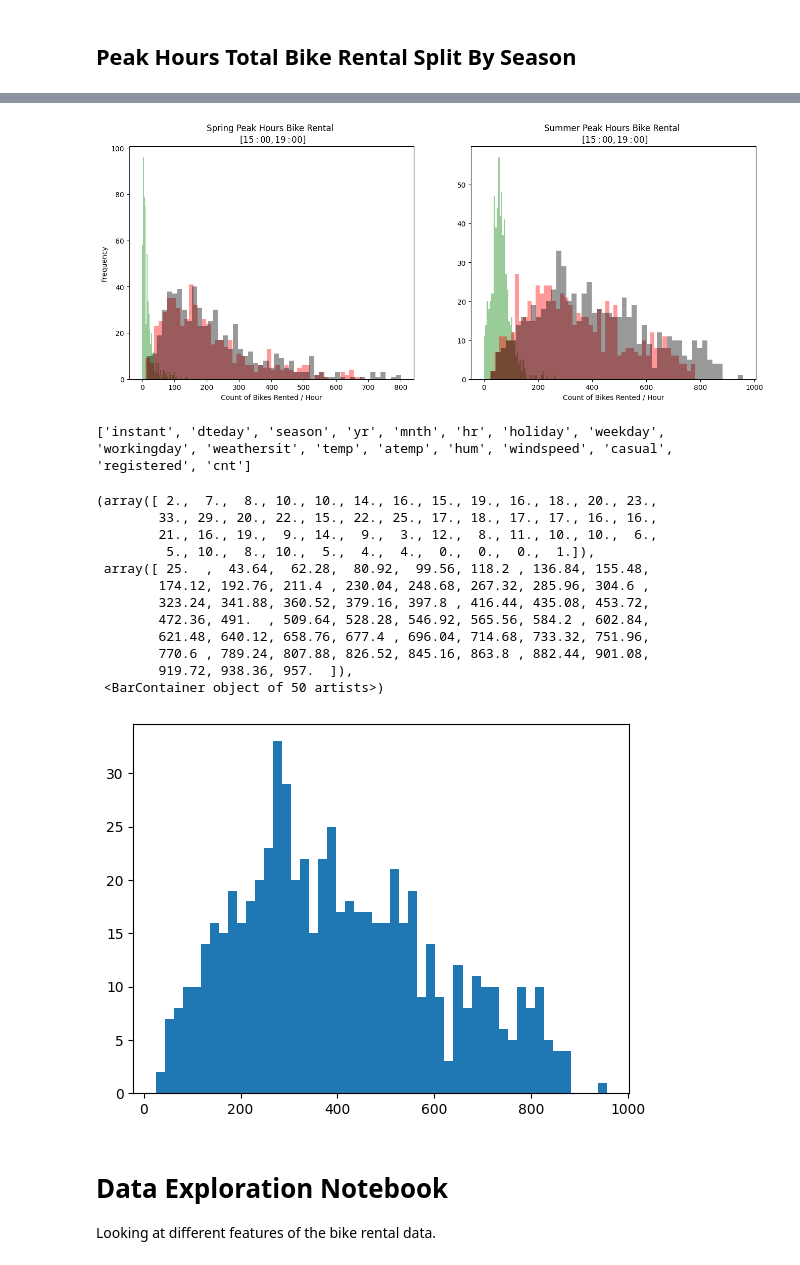
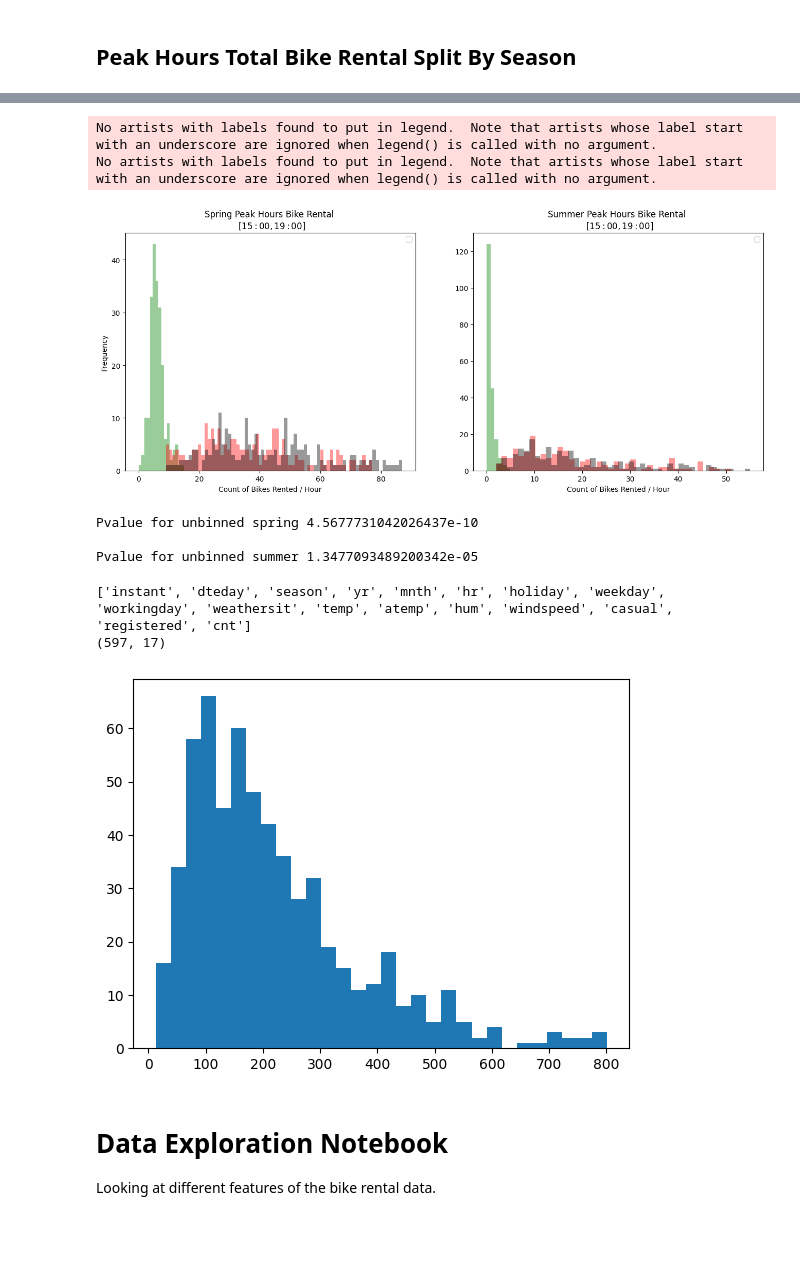
Before and after one commit to seancraven/stat_0028_group_09, a Jupyter notebook: Data_exploration.ipynb, the cells around one changed output, grey strips where cells are left out. Saved outputs shown, nothing was run; the diff lists cells and outputs as text; code cells hidden in the pictures; blank space fills up the shorter version.

```diff
--- a/Data_exploration.ipynb
+++ b/Data_exploration.ipynb
@@ -64,55 +186,45 @@ fig.tight_layout();
 # %%
-"""
-In the final plot, I form new subsets where they are mutually exclusive.
-The morning peak hours are the first selections using the geq and leq
-operators. Then I use the union join operator, because the morning and
-evening hours are mutually exclusive, I could have made subsets from the
-previously created ones.
-"""
-peak_start = 15
-peak_end = 19
-user_type = "casual"
-user_type_list = ["casual", "registered", "cnt"]
-color = ["green", "red", "black"]
-
-summer_peak = hourly.subset(leq={"hr": peak_end}, geq={"hr":peak_start},
-                         eq={"season":2, "holiday": 0, "workingday": 1})
-spring_peak = hourly.subset(leq={"hr": peak_end}, geq={"hr":peak_start},
-                         eq={"season": 1,"holiday": 0, "workingday": 1})
 
 fig, ax = plt.subplots(1,2, figsize=(16,6))
 for u_type, color in zip(user_type_list, color):
-    ax[0].hist(spring_peak.data[u_type], bins=50, color=color, label=u_type, alpha=0.4)
-    ax[1].hist(summer_peak.data[u_type], bins=50, color=color, label=u_type, alpha=0.4)
+    spring_data = spring_peak.data[u_type]//10
+    unique_sp_val = len(np.unique(spring_data))
+    summer_data = summer_peak.data[u_type]//10
+    unique_su_val = len(np.unique(summer_data))
+    ax[0].hist(summer_data, bins=unique_su_val, color=color, alpha=0.4)
+    ax[1].hist(spring_data, bins=unique_sp_val, color = color, alpha=0.4)
 ax[0].set_title(f"Spring Peak Hours Bike Rental \n $[{peak_start}:00, {peak_end}:00]$")
 ax[1].set_title(f"Summer Peak Hours Bike Rental \n $[{peak_start}:00, {peak_end}:00]$")
-
+ax[0].legend()
+ax[1].legend()
 ax[0].set_xlabel("Count of Bikes Rented / Hour")
 ax[1].set_xlabel("Count of Bikes Rented / Hour")
 ax[0].set_ylabel("Frequency");
 # %% [output]
+No artists with labels found to put in legend.  Note that artists whose label start with an underscore are ignored when legend() is called with no argument.
+No artists with labels found to put in legend.  Note that artists whose label start with an underscore are ignored when legend() is called with no argument.
-[figure, old version]
+[figure, new version]
+# %%
+spring_shap = stats.shapiro(spring_peak.data["cnt"])
+summer_shap = stats.shapiro(summer_peak.data["cnt"])
+
+print("Pvalue for unbinned spring", spring_shap[1])
+print("\nPvalue for unbinned summer", summer_shap[1])
+# %% [output]
+Pvalue for unbinned spring 4.5677731042026437e-10
+
+Pvalue for unbinned summer 1.3477093489200342e-05
 # %%
 hour = pd.read_csv("hour.csv")
 print(hour.columns.to_list())
-mask = (hour["season"]==2) & (hour["holiday"]==0) & (hour["workingday"]==1) & (hour["hr"] >= 15) & (hour["hr"] <= 19)
+mask = (hour["season"]==1) & (hour["holiday"]==0) & (hour["workingday"]==1) & (hour["hr"] >= 15) & (hour["hr"] <= 19)
 hour_subset = hour[mask]
-plt.hist(hour_subset["cnt"], bins=50)
+plt.hist(hour_subset["cnt"], bins=30)
+print(hour_subset.shape)
 # %% [output]
 ['instant', 'dteday', 'season', 'yr', 'mnth', 'hr', 'holiday', 'weekday', 'workingday', 'weathersit', 'temp', 'atemp', 'hum', 'windspeed', 'casual', 'registered', 'cnt']
+(597, 17)
-(array([ 2.,  7.,  8., 10., 10., 14., 16., 15., 19., 16., 18., 20., 23.,
-        33., 29., 20., 22., 15., 22., 25., 17., 18., 17., 17., 16., 16.,
-        21., 16., 19.,  9., 14.,  9.,  3., 12.,  8., 11., 10., 10.,  6.,
-         5., 10.,  8., 10.,  5.,  4.,  4.,  0.,  0.,  0.,  1.]),
- array([ 25.  ,  43.64,  62.28,  80.92,  99.56, 118.2 , 136.84, 155.48,
-        174.12, 192.76, 211.4 , 230.04, 248.68, 267.32, 285.96, 304.6 ,
-        323.24, 341.88, 360.52, 379.16, 397.8 , 416.44, 435.08, 453.72,
-        472.36, 491.  , 509.64, 528.28, 546.92, 565.56, 584.2 , 602.84,
-        621.48, 640.12, 658.76, 677.4 , 696.04, 714.68, 733.32, 751.96,
-        770.6 , 789.24, 807.88, 826.52, 845.16, 863.8 , 882.44, 901.08,
-        919.72, 938.36, 957.  ]),
- <BarContainer object of 50 artists>)
-[figure, old version]
+[figure, new version]
 # %% [markdown]
 # Data Exploration Notebook
 
```
Also changed, not shown: parts of 9 cells of this notebook, 2 other files.
